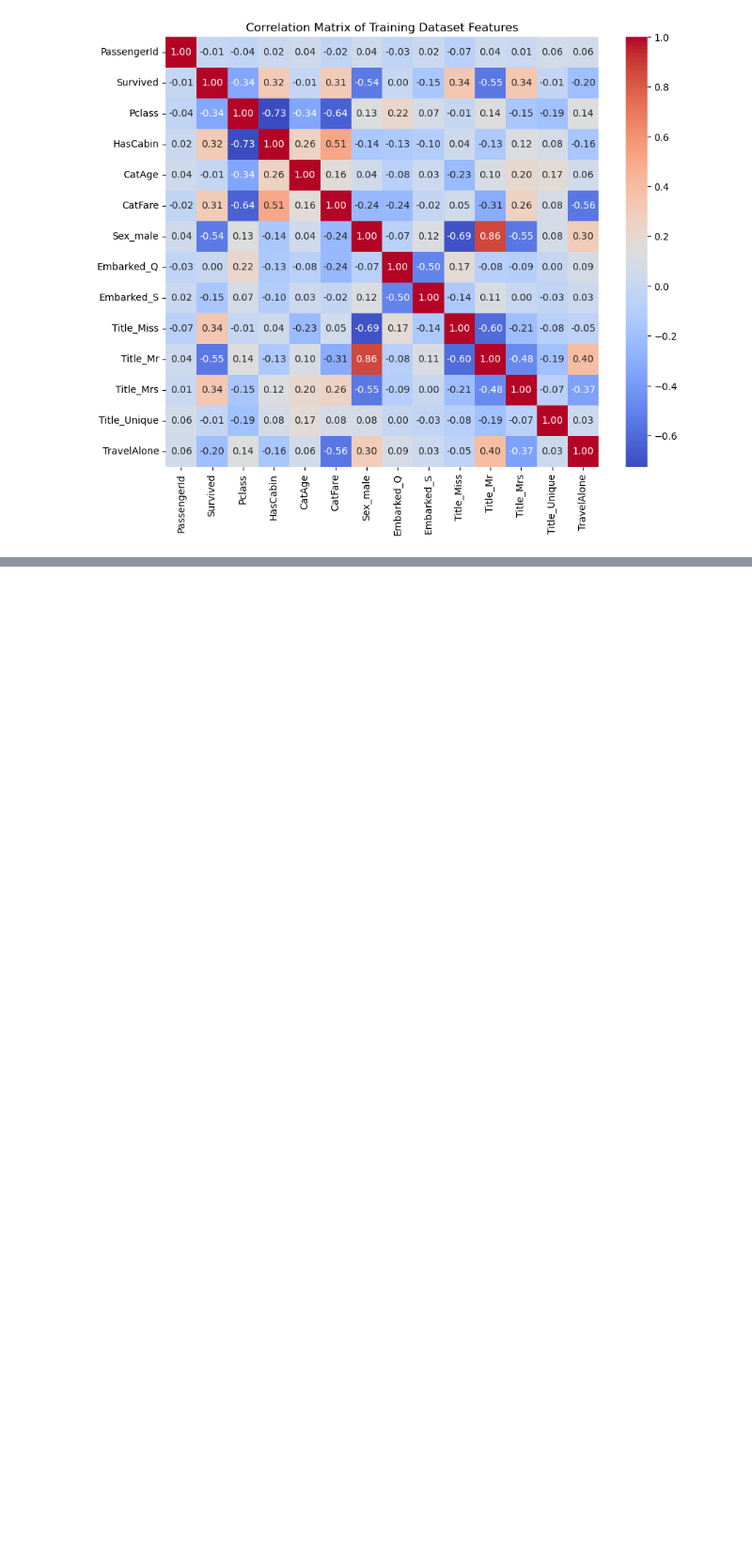
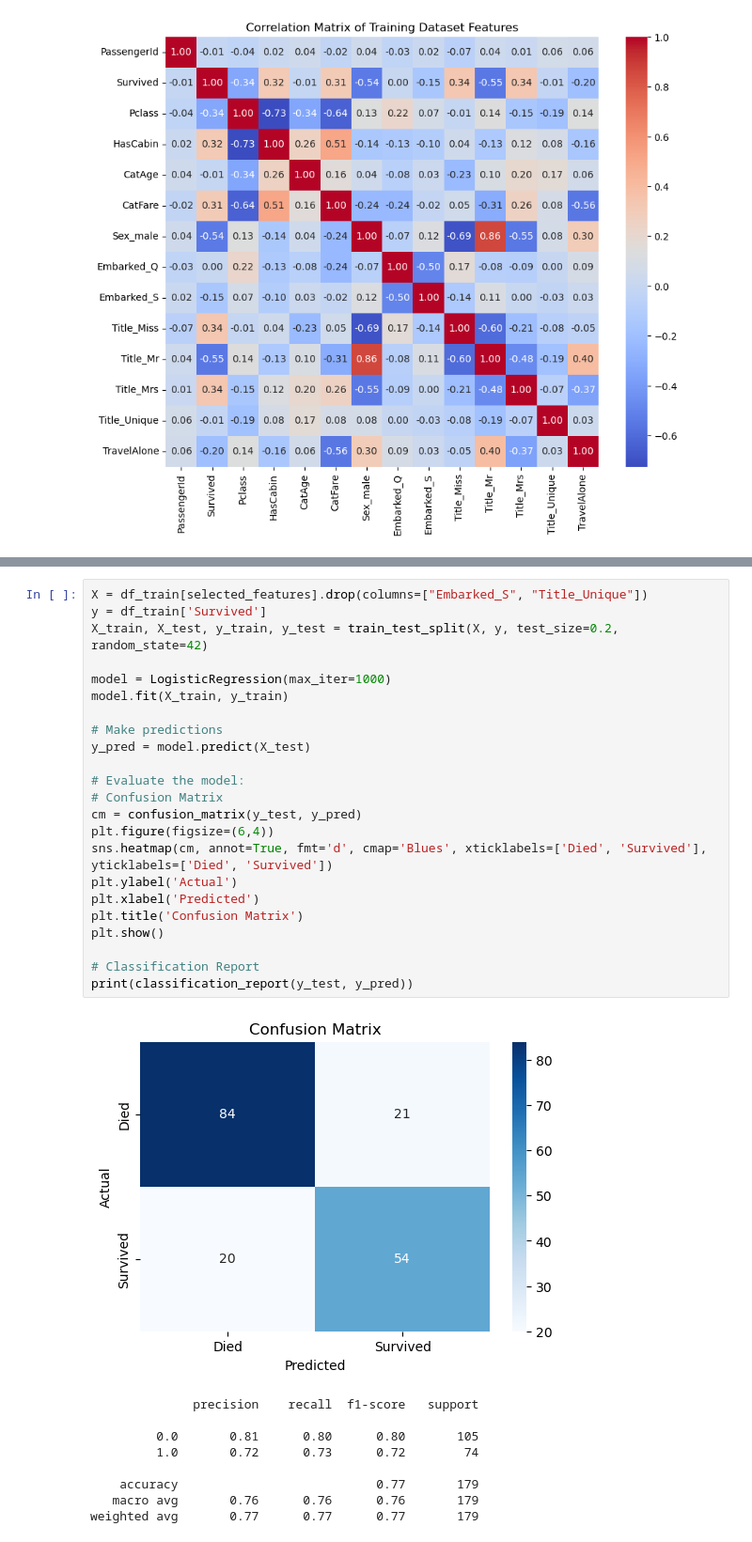
Before and after one commit to SolveigJorgensen/Intro-to-AI---Lab, a Jupyter notebook: Lab3.ipynb, the cells around one changed output, grey strips where cells are left out. Shown: that part at 94% size. Saved outputs shown, nothing was run; the diff lists cells and outputs as text; blank space fills up the shorter version.

```diff
--- a/Lab3.ipynb
+++ b/Lab3.ipynb
@@ -203,0 +272,33 @@ Obervasjoner:
+# %%
+X = df_train[selected_features].drop(columns=["Embarked_S", "Title_Unique"])
+y = df_train['Survived']
+X_train, X_test, y_train, y_test = train_test_split(X, y, test_size=0.2, random_state=42)
+
+model = LogisticRegression(max_iter=1000)
+model.fit(X_train, y_train)
+
+# Make predictions
+y_pred = model.predict(X_test)
+
+# Evaluate the model:
+# Confusion Matrix
+cm = confusion_matrix(y_test, y_pred)
+plt.figure(figsize=(6,4))
+sns.heatmap(cm, annot=True, fmt='d', cmap='Blues', xticklabels=['Died', 'Survived'], yticklabels=['Died', 'Survived'])
+plt.ylabel('Actual')
+plt.xlabel('Predicted')
+plt.title('Confusion Matrix')
+plt.show()
+
+# Classification Report
+print(classification_report(y_test, y_pred))
+# %% [output]
+[figure, added]
+              precision    recall  f1-score   support
+
+         0.0       0.81      0.80      0.80       105
+         1.0       0.72      0.73      0.72        74
+
+    accuracy                           0.77       179
+   macro avg       0.76      0.76      0.76       179
+weighted avg       0.77      0.77      0.77       179
```
Also changed, not shown: parts of 17 cells of this notebook.
